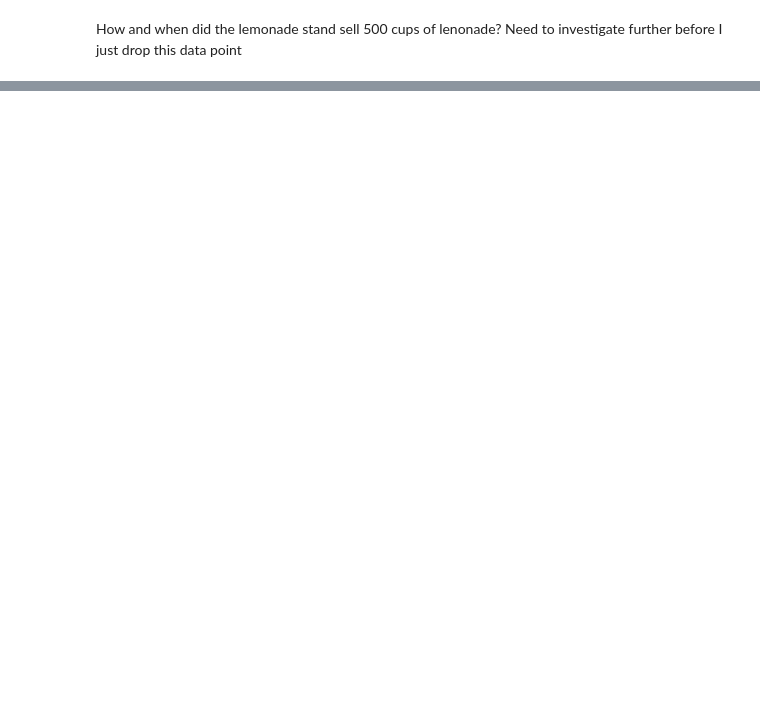
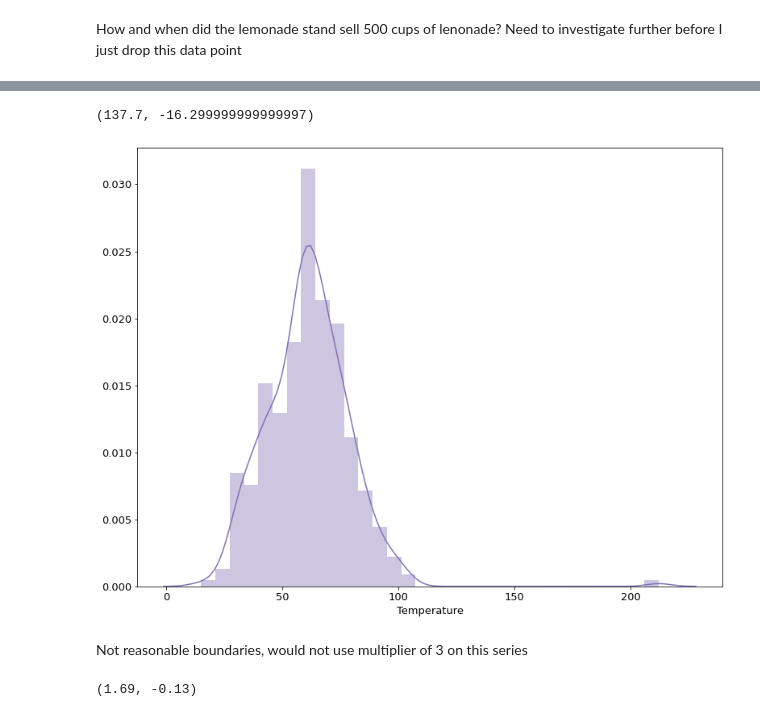
Before and after one commit to JadaShipp/anomaly_detection, a Jupyter notebook: continuous_probabilistic_methods.ipynb, the cells around one changed output, grey strips where cells are left out. Saved outputs shown, nothing was run; the diff lists cells and outputs as text; code cells hidden in the pictures; blank space fills up the shorter version.

```diff
--- a/continuous_probabilistic_methods.ipynb
+++ b/continuous_probabilistic_methods.ipynb
@@ -78,0 +263,26 @@ Which outliers should be kept?
+# %%
+# Get the upper and lower bounds for the Temperature column with multiplier set to 3
+pandas_series = df.Temperature
+multiplier = 3.0
+upper_bound, lower_bound = get_lower_and_upper_bounds(pandas_series, multiplier)
+
+upper_bound,lower_bound
+# %% [output]
+(137.7, -16.299999999999997)
+# %%
+x=df.Temperature
+sns.set_color_codes()
+ax = sns.distplot(x, color="m")
+# %% [output]
+[figure, added]
+# %% [markdown]
+Not reasonable boundaries, would not use multiplier of 3 on this series
+# %%
+# Get the upper and lower bounds for the Rainfall column with multiplier set to 3
+pandas_series = df.Rainfall
+multiplier = 3.0
+upper_bound, lower_bound = get_lower_and_upper_bounds(pandas_series, multiplier)
+
+upper_bound,lower_bound
+# %% [output]
+(1.69, -0.13)
```
Also changed, not shown: parts of 37 cells of this notebook.
